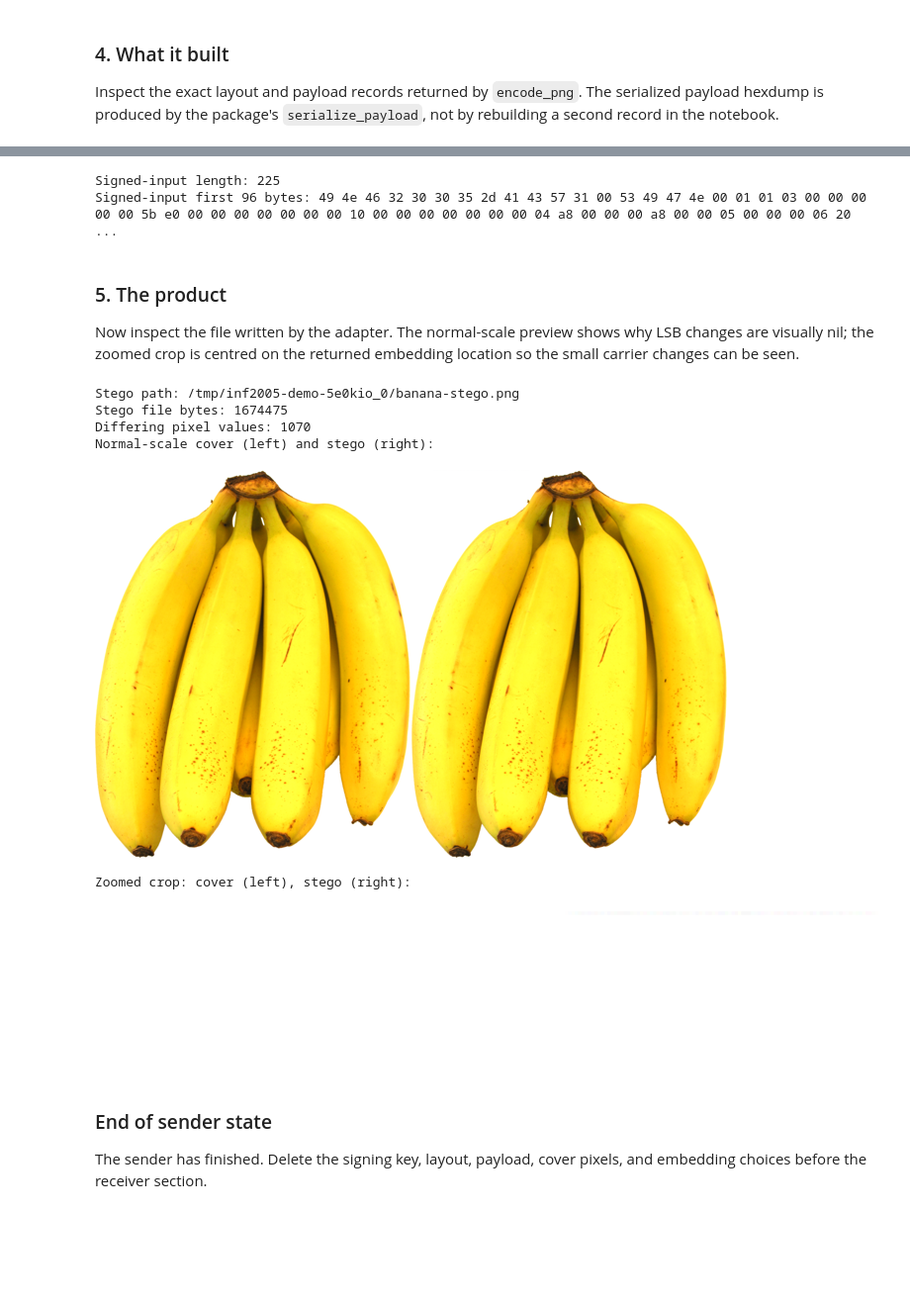
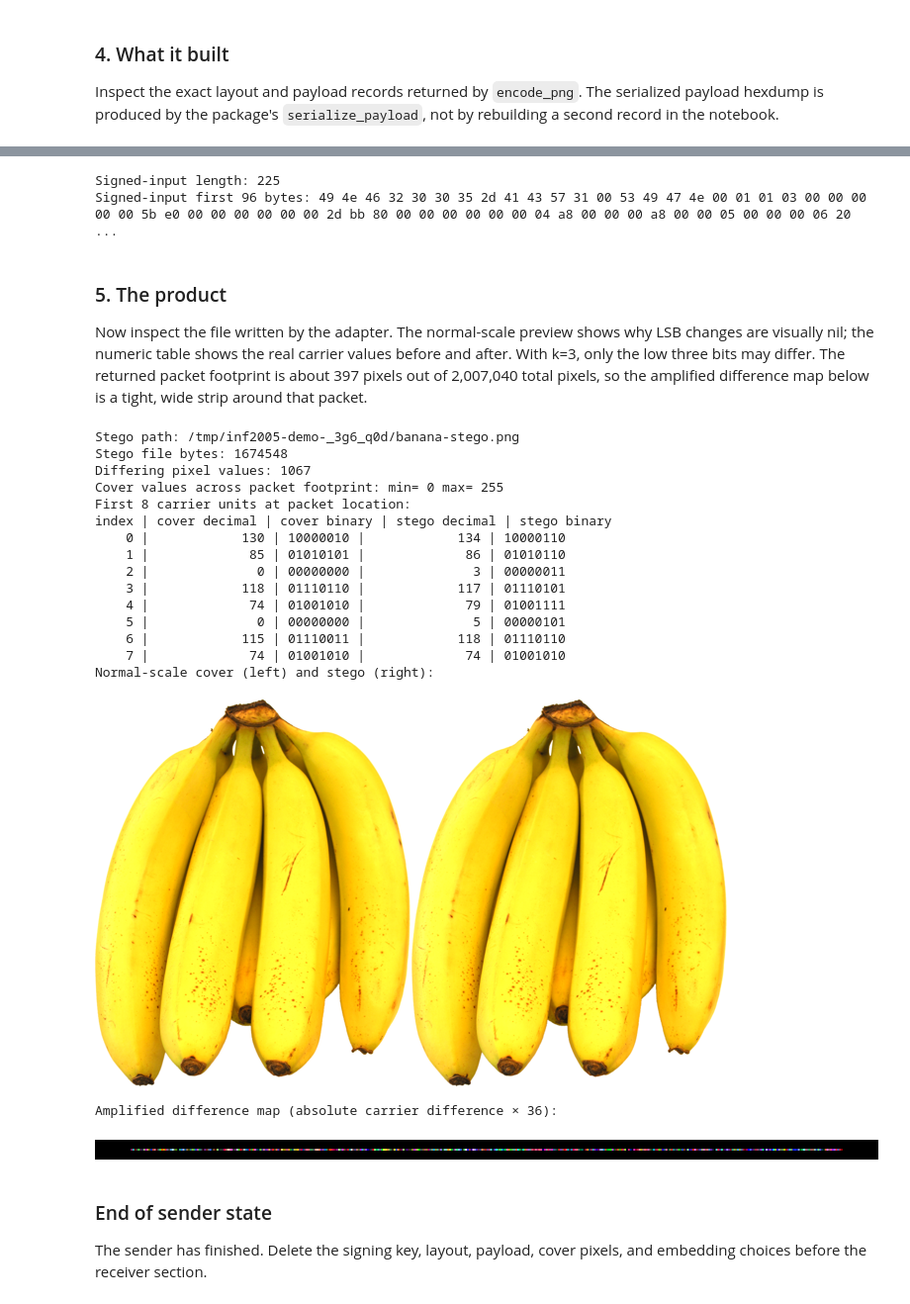
Before and after one commit to alvinto27/INF2005-ACW1, a Jupyter notebook: notebooks/FR1-12 Prototype.ipynb, the cells around one changed output, grey strips where cells are left out. Shown at 99% size. Drawn from its saved outputs; the diff is of its cells as text; code cells hidden in the pictures; blank space fills up the shorter version.

Commit message:
Improve packet visual evidence
Place the PNG packet over textured pixels and show real carrier changes, amplified differences, and the geometry-bound signing input.

```diff
--- a/notebooks/FR1-12 Prototype.ipynb
+++ b/notebooks/FR1-12 Prototype.ipynb
@@ -80,7 +82,7 @@ private_key, public_key = generate_rsa_keypair()
 public_key_path = DEMO_DIR / "banana-public-key.pem"
 stego_png_path = DEMO_DIR / "banana-stego.png"
 save_rsa_public_key_pem(public_key, public_key_path)
-start_unit = 4096
+start_unit = 2997120
 lsb_count = 3
 image_message = b"INF2005 end-to-end image demonstration"
 image_metadata = b"kind=png;flow=sender-receiver"
@@ -158,5 +165,6 @@ was produced inside `encode_png`; this cell does not sign anything.
 # %%
 # RE-DERIVED FOR DISPLAY ONLY; encode_png produced the signature internally.
+# encode_png does not return its media context, so this adapter call is unavoidable.
 png_signed_input = encode_signing_input(
     IMAGE_MEDIA_CODE,
     encode_png_media_context(cover_array.shape, cover_carrier.size),
@@ -167,54 +175,74 @@ print("Signed-input length:", len(png_signed_input))
 print("Signed-input first 96 bytes:", png_signed_input[:96].hex(" "))
 # %% [output]
 Signed-input length: 225
-Signed-input first 96 bytes: 49 4e 46 32 30 30 35 2d 41 43 57 31 00 53 49 47 4e 00 01 01 03 00 00 00 00 00 5b e0 00 00 00 00 00 00 00 10 00 00 00 00 00 00 00 04 a8 00 00 00 a8 00 00 05 00 00 00 06 20  ...
+Signed-input first 96 bytes: 49 4e 46 32 30 30 35 2d 41 43 57 31 00 53 49 47 4e 00 01 01 03 00 00 00 00 00 5b e0 00 00 00 00 00 00 2d bb 80 00 00 00 00 00 00 04 a8 00 00 00 a8 00 00 05 00 00 00 06 20  ...
 # %% [markdown]
 ### 5. The product
 
 Now inspect the file written by the adapter. The normal-scale preview shows why
-LSB changes are visually nil; the zoomed crop is centred on the returned embedding
-location so the small carrier changes can be seen.
+LSB changes are visually nil; the numeric table shows the real carrier values
+before and after. With k=3, only the low three bits may differ. The returned
+packet footprint is about 397 pixels out of 2,007,040 total pixels, so the
+amplified difference map below is a tight, wide strip around that packet.
 # %%
 stego_array = load_png_from_path(stego_png_path)
 stego_image = Image.fromarray(stego_array, mode="RGB")
+stego_carrier = rgb_array_to_carrier(stego_array)
+packet_cover_units = cover_carrier[png_layout.start_unit:png_layout.start_unit + png_layout.footprint]
+packet_stego_units = stego_carrier[png_layout.start_unit:png_layout.start_unit + png_layout.footprint]
 print("Stego path:", stego_png_path)
 print("Stego file bytes:", stego_png_path.stat().st_size)
 print("Differing pixel values:", int(np.count_nonzero(stego_array != cover_array)))
+print("Cover values across packet footprint: min=", int(packet_cover_units.min()), "max=", int(packet_cover_units.max()))
+print("First 8 carrier units at packet location:")
+print("index | cover decimal | cover binary | stego decimal | stego binary")
+for offset, (cover_value, stego_value) in enumerate(zip(packet_cover_units[:8], packet_stego_units[:8])):
+    print(f"{offset:5d} | {int(cover_value):14d} | {int(cover_value):08b} | {int(stego_value):14d} | {int(stego_value):08b}")
 
 cover_normal = cover_image.copy()
 stego_normal = stego_image.copy()
 cover_normal.thumbnail((320, 392))
 stego_normal.thumbnail((320, 392))
 normal_pair = Image.new("RGB", (cover_normal.width + stego_normal.width, max(cover_normal.height, stego_normal.height)))
 normal_pair.paste(cover_normal, (0, 0))
 normal_pair.paste(stego_normal, (cover_normal.width, 0))
 print("Normal-scale cover (left) and stego (right):")
 display(normal_pair)
 
-start_pixel = png_layout.start_unit // cover_array.shape[2]
-start_y, start_x = divmod(start_pixel, cover_array.shape[1])
-crop_box = (
-    max(0, start_x - 24),
-    max(0, start_y - 12),
-    min(cover_array.shape[1], start_x + 96),
-    min(cover_array.shape[0], start_y + 48),
+packet_start_pixel = png_layout.start_unit // cover_array.shape[2]
+packet_end_pixel = (png_layout.start_unit + png_layout.footprint - 1) // cover_array.shape[2]
+packet_start_y, packet_start_x = divmod(packet_start_pixel, cover_array.shape[1])
+packet_end_y, packet_end_x = divmod(packet_end_pixel, cover_array.shape[1])
+difference_map = np.clip(np.abs(stego_array.astype(np.int16) - cover_array.astype(np.int16)) * 36, 0, 255).astype(np.uint8)
+difference_box = (
+    max(0, packet_start_x - 20),
+    max(0, packet_start_y - 5),
+    min(cover_array.shape[1], packet_end_x + 21),
+    min(cover_array.shape[0], max(packet_start_y, packet_end_y) + 6),
 )
-cover_crop = cover_image.crop(crop_box)
-stego_crop = stego_image.crop(crop_box)
-zoom_size = (cover_crop.width * 5, cover_crop.height * 5)
-zoom_pair = Image.new("RGB", (zoom_size[0] * 2, zoom_size[1]))
-zoom_pair.paste(cover_crop.resize(zoom_size, Image.Resampling.NEAREST), (0, 0))
-zoom_pair.paste(stego_crop.resize(zoom_size, Image.Resampling.NEAREST), (zoom_size[0], 0))
-print("Zoomed crop: cover (left), stego (right):")
-display(zoom_pair)
+difference_crop = Image.fromarray(difference_map[difference_box[1]:difference_box[3], difference_box[0]:difference_box[2]], mode="RGB")
+difference_crop = difference_crop.resize((difference_crop.width * 2, difference_crop.height * 2), Image.Resampling.NEAREST)
+print("Amplified difference map (absolute carrier difference × 36):")
+display(difference_crop)
 # %% [output]
-Stego path: /tmp/inf2005-demo-5e0kio_0/banana-stego.png
-Stego file bytes: 1674475
-Differing pixel values: 1070
+Stego path: /tmp/inf2005-demo-_3g6_q0d/banana-stego.png
+Stego file bytes: 1674548
+Differing pixel values: 1067
+Cover values across packet footprint: min= 0 max= 255
+First 8 carrier units at packet location:
+index | cover decimal | cover binary | stego decimal | stego binary
+    0 |            130 | 10000010 |            134 | 10000110
+    1 |             85 | 01010101 |             86 | 01010110
+    2 |              0 | 00000000 |              3 | 00000011
+    3 |            118 | 01110110 |            117 | 01110101
+    4 |             74 | 01001010 |             79 | 01001111
+    5 |              0 | 00000000 |              5 | 00000101
+    6 |            115 | 01110011 |            118 | 01110110
+    7 |             74 | 01001010 |             74 | 01001010
 Normal-scale cover (left) and stego (right):
 [figure]
-Zoomed crop: cover (left), stego (right):
+Amplified difference map (absolute carrier difference × 36):
-[figure, old version]
+[figure, new version]
 # %% [markdown]
 ### End of sender state
 
```
Also changed, not shown: parts of 10 cells of this notebook.
